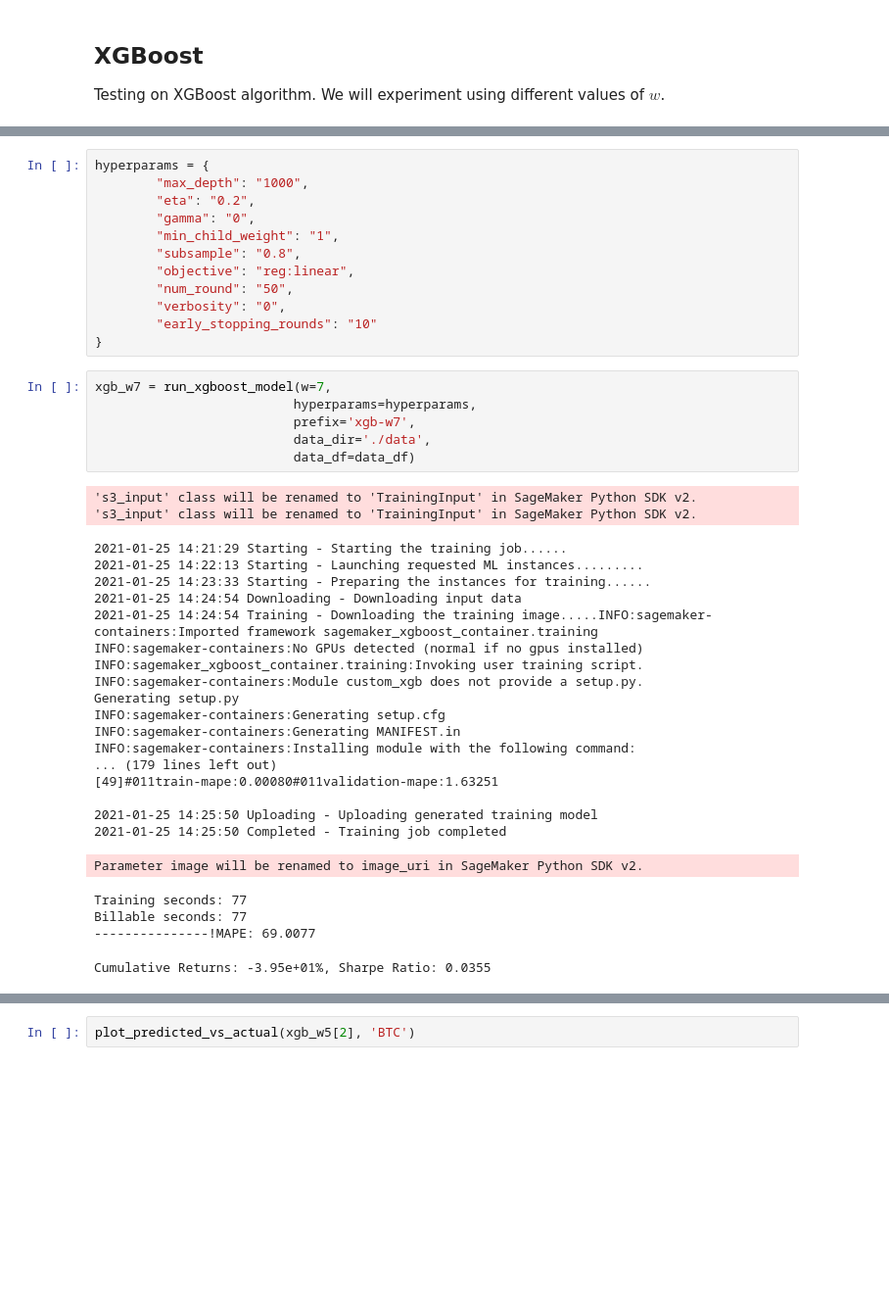
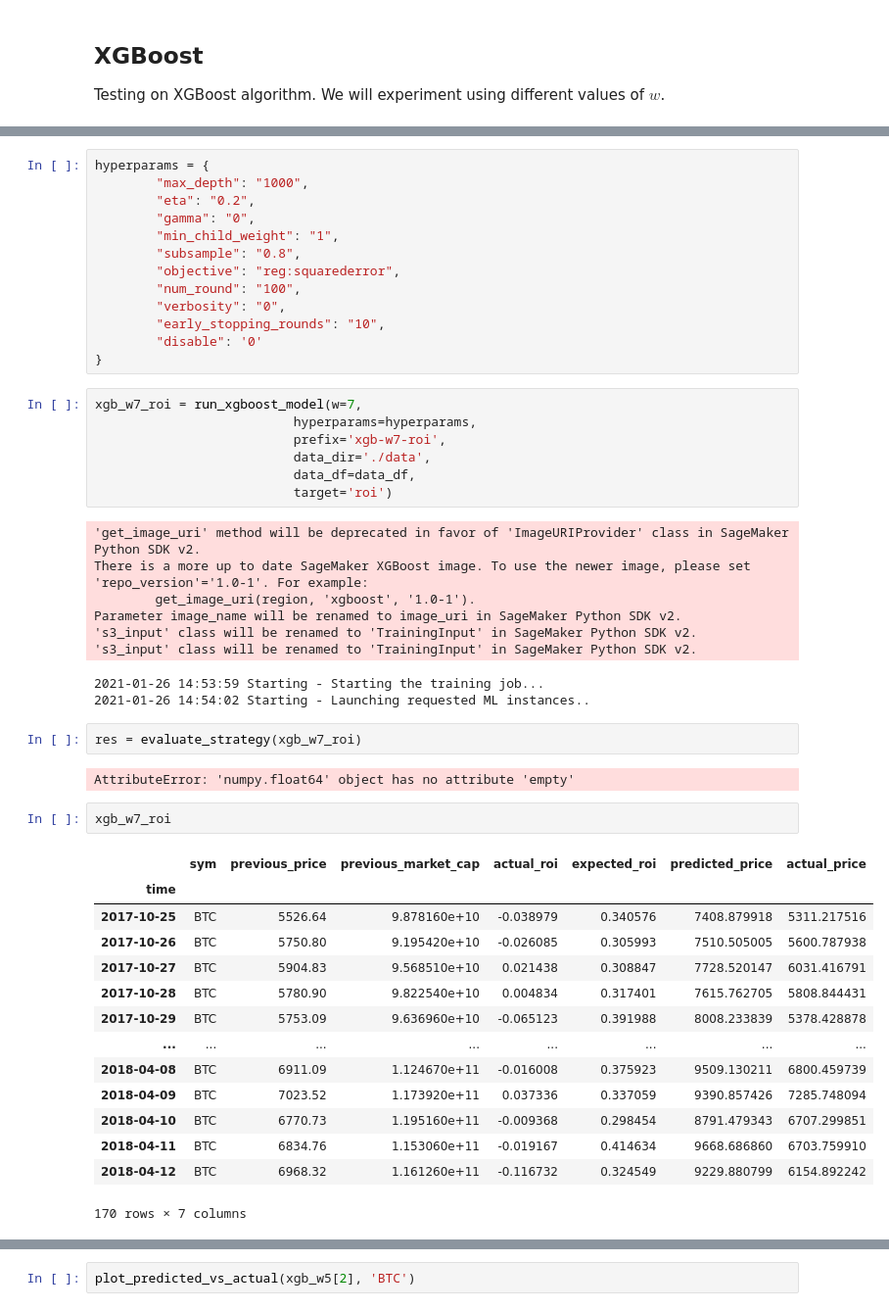
Before and after one commit to stevewam/crypto-prediction, a Jupyter notebook: Model Training.ipynb, the cells around one changed output, grey strips where cells are left out. Shown: that part at 98% size. Saved outputs shown, nothing was run; the diff lists cells and outputs as text; blank space fills up the shorter version.

```diff
--- a/Model Training.ipynb
+++ b/Model Training.ipynb
@@ -278,39 +308,46 @@ hyperparams = {
         "gamma": "0",
         "min_child_weight": "1",
         "subsample": "0.8",
-        "objective": "reg:linear",
-        "num_round": "50",
+        "objective": "reg:squarederror",
+        "num_round": "100",
         "verbosity": "0",
-        "early_stopping_rounds": "10"
+        "early_stopping_rounds": "10",
+        "disable": '0'
 }
 # %%
-xgb_w7 = run_xgboost_model(w=7,
+xgb_w7_roi = run_xgboost_model(w=7,
                           hyperparams=hyperparams,
-                          prefix='xgb-w7',
+                          prefix='xgb-w7-roi',
                           data_dir='./data',
-                          data_df=data_df)
+                          data_df=data_df,
+                          target='roi')
 # %% [output]
+'get_image_uri' method will be deprecated in favor of 'ImageURIProvider' class in SageMaker Python SDK v2.
+There is a more up to date SageMaker XGBoost image. To use the newer image, please set 'repo_version'='1.0-1'. For example:
+        get_image_uri(region, 'xgboost', '1.0-1').
+Parameter image_name will be renamed to image_uri in SageMaker Python SDK v2.
 's3_input' class will be renamed to 'TrainingInput' in SageMaker Python SDK v2.
 's3_input' class will be renamed to 'TrainingInput' in SageMaker Python SDK v2.
-2021-01-25 14:21:29 Starting - Starting the training job......
-2021-01-25 14:22:13 Starting - Launching requested ML instances.........
-2021-01-25 14:23:33 Starting - Preparing the instances for training......
-2021-01-25 14:24:54 Downloading - Downloading input data
-2021-01-25 14:24:54 Training - Downloading the training image.....INFO:sagemaker-containers:Imported framework sagemaker_xgboost_container.training
-INFO:sagemaker-containers:No GPUs detected (normal if no gpus installed)
-INFO:sagemaker_xgboost_container.training:Invoking user training script.
-INFO:sagemaker-containers:Module custom_xgb does not provide a setup.py.
-Generating setup.py
-INFO:sagemaker-containers:Generating setup.cfg
-INFO:sagemaker-containers:Generating MANIFEST.in
-INFO:sagemaker-containers:Installing module with the following command:
-... (179 lines left out)
-[49]#011train-mape:0.00080#011validation-mape:1.63251
-
-2021-01-25 14:25:50 Uploading - Uploading generated training model
-2021-01-25 14:25:50 Completed - Training job completed
+2021-01-26 14:53:59 Starting - Starting the training job...
+2021-01-26 14:54:02 Starting - Launching requested ML instances..
-Parameter image will be renamed to image_uri in SageMaker Python SDK v2.
-Training seconds: 77
-Billable seconds: 77
----------------!MAPE: 69.0077
-Cumulative Returns: -3.95e+01%, Sharpe Ratio: 0.0355
+# %%
+res = evaluate_strategy(xgb_w7_roi)
+# %% [output]
+AttributeError: 'numpy.float64' object has no attribute 'empty'
+# %%
+xgb_w7_roi
+# %% [output]
+|  | sym | previous_price | previous_market_cap | actual_roi | expected_roi | predicted_price | actual_price |
+| time |  |  |  |  |  |  |  |
+| 2017-10-25 | BTC | 5526.64 | 9.878160e+10 | -0.038979 | 0.340576 | 7408.879918 | 5311.217516 |
+| 2017-10-26 | BTC | 5750.80 | 9.195420e+10 | -0.026085 | 0.305993 | 7510.505005 | 5600.787938 |
+| 2017-10-27 | BTC | 5904.83 | 9.568510e+10 | 0.021438 | 0.308847 | 7728.520147 | 6031.416791 |
+| 2017-10-28 | BTC | 5780.90 | 9.822540e+10 | 0.004834 | 0.317401 | 7615.762705 | 5808.844431 |
+| 2017-10-29 | BTC | 5753.09 | 9.636960e+10 | -0.065123 | 0.391988 | 8008.233839 | 5378.428878 |
+| ... | ... | ... | ... | ... | ... | ... | ... |
+| 2018-04-08 | BTC | 6911.09 | 1.124670e+11 | -0.016008 | 0.375923 | 9509.130211 | 6800.459739 |
+| 2018-04-09 | BTC | 7023.52 | 1.173920e+11 | 0.037336 | 0.337059 | 9390.857426 | 7285.748094 |
+| 2018-04-10 | BTC | 6770.73 | 1.195160e+11 | -0.009368 | 0.298454 | 8791.479343 | 6707.299851 |
+| 2018-04-11 | BTC | 6834.76 | 1.153060e+11 | -0.019167 | 0.414634 | 9668.686860 | 6703.759910 |
+| 2018-04-12 | BTC | 6968.32 | 1.161260e+11 | -0.116732 | 0.324549 | 9229.880799 | 6154.892242 |
+170 rows × 7 columns
```
Also changed, not shown: parts of 54 cells of this notebook, 2 other files.
